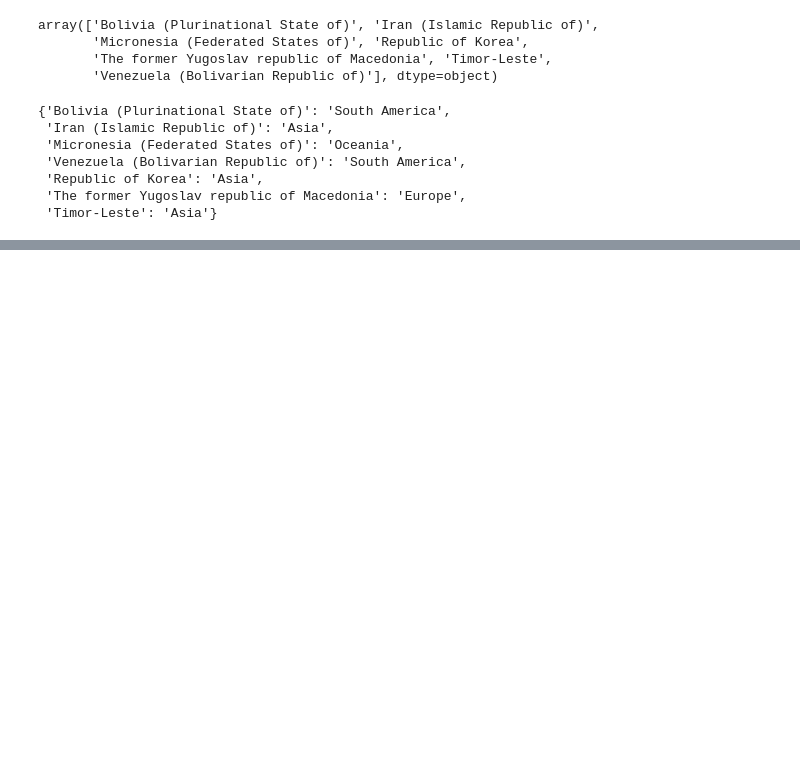
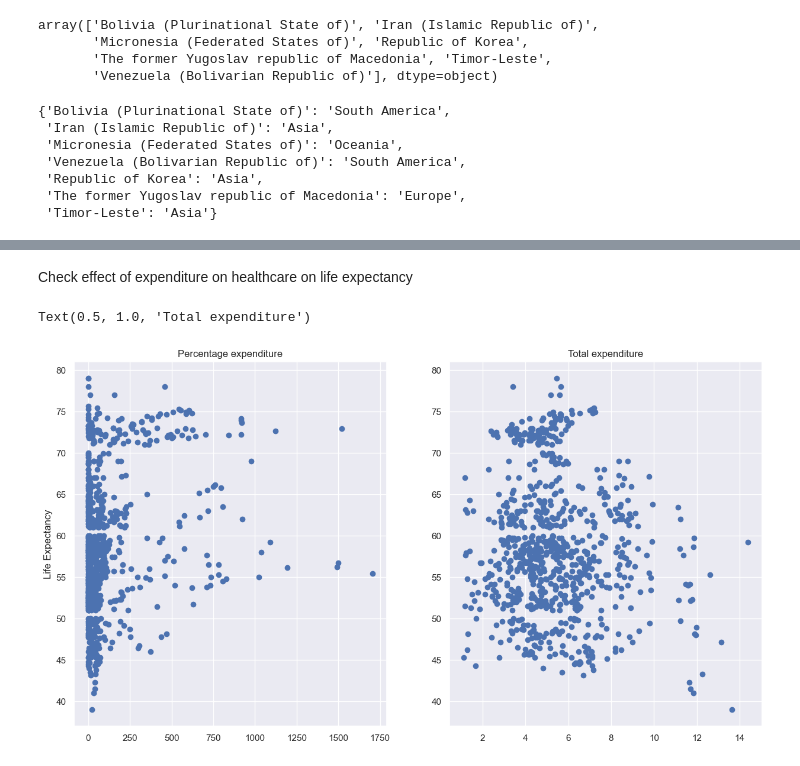
Before and after one commit to EDA-writing/Team-Clover-EDA, a Jupyter notebook: eda.ipynb, the cells around one changed output, grey strips where cells are left out. Saved outputs shown, nothing was run; the diff lists cells and outputs as text; code cells hidden in the pictures; blank space fills up the shorter version.

```diff
--- a/eda.ipynb
+++ b/eda.ipynb
@@ -287,0 +303,3 @@ df[df.Continent.isna()]
+# %%
+africa_df = df[df.Continent=='Africa']
+africa_df.head()
@@ -287,0 +334,13 @@ df[df.Continent.isna()]
+# %% [markdown]
+Check effect of expenditure on healthcare on life expectancy
+# %%
+fig, (ax1, ax2) = plt.subplots(1, 2)
+
+ax1.scatter(africa_df['percentage expenditure'], africa_df['Life expectancy'])
+ax1.set_title('Percentage expenditure')
+ax1.set(ylabel='Life Expectancy')
+ax2.scatter(africa_df['Total expenditure'], africa_df['Life expectancy'])
+ax2.set_title('Total expenditure')
+# %% [output]
+Text(0.5, 1.0, 'Total expenditure')
+[figure, added]
```
Also changed, not shown: parts of 14 cells of this notebook.
